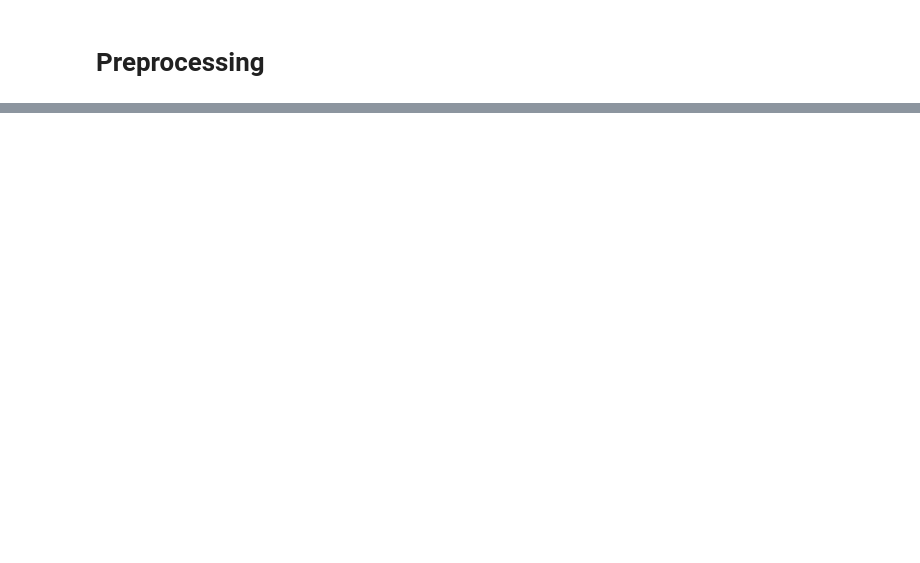
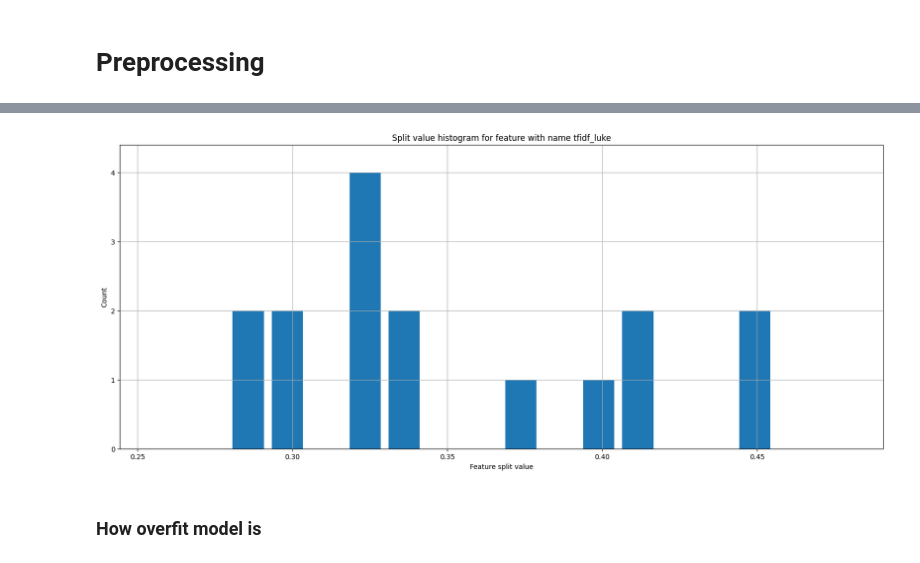
Before and after one commit to rinkusahu1/Kaggle_Practice_ML, a Jupyter notebook: automated_essay_score.ipynb, the cells around one changed output, grey strips where cells are left out. Drawn from its saved outputs; the diff is of its cells as text; code cells hidden in the pictures; blank space fills up the shorter version.

```diff
--- a/automated_essay_score.ipynb
+++ b/automated_essay_score.ipynb
@@ -407,0 +1186,5 @@ df
+# %%
+def sanitize_feature_names(df):
+    sanitized_columns = {col: re.sub(r'[^\w]', '_', col) for col in df.columns}
+    df.rename(columns=sanitized_columns, inplace=True)
+    return df
@@ -407,0 +1425,10 @@ df
+# %%
+def show_feat_use(feat):
+    ax = lgb.plot_split_value_histogram(models[2], figsize=(20, 8), feature=feat)
+    plt.show()
+# %%
+show_feat_use('tfidf_luke')
+# %% [output]
+[figure, added]
+# %% [markdown]
+### How overfit model is
```
Also changed, not shown: parts of 143 cells of this notebook.
